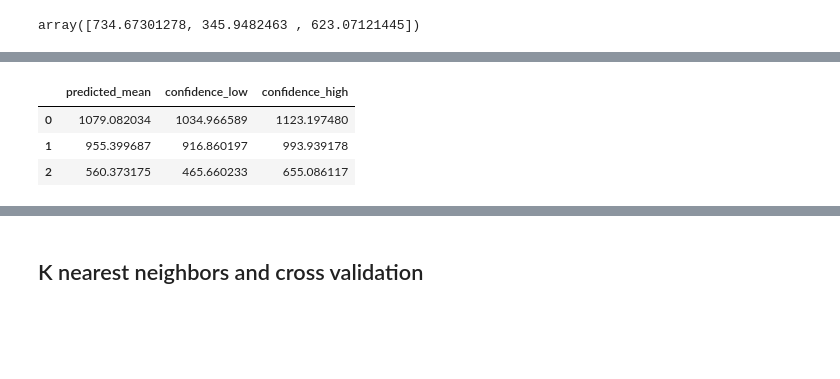
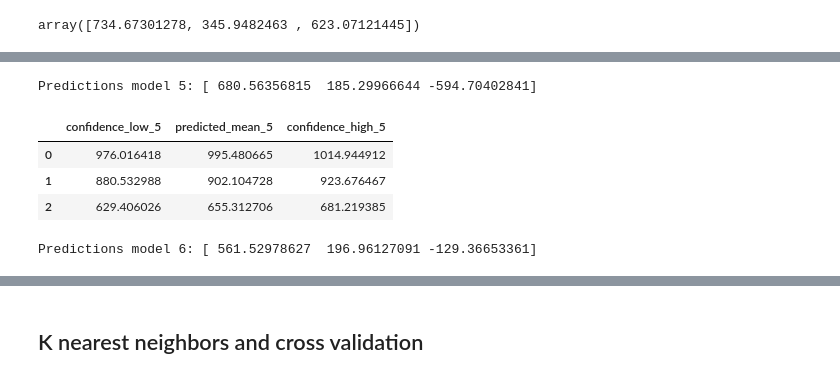
Before and after one commit to sali-gitub/DataScienceProject, a Jupyter notebook: semester_project_REG_SALI.ipynb, the cells around one changed output, grey strips where cells are left out. Drawn from its saved outputs; the diff is of its cells as text; code cells hidden in the pictures; blank space fills up the shorter version.

Commit message:
Notebook with the code and description of the multiple linear regression models (Raphael)

```diff
--- a/semester_project_REG_SALI.ipynb
+++ b/semester_project_REG_SALI.ipynb
@@ -874,14 +848,62 @@ array([1079.08203421,  955.39968714,  560.37317489])
+# %%
+# Prediciton for model 5 (5 variables with 4 linear interaction terms included)
+# Create new data to be predicted for model 5
+new_df_5 = pd.DataFrame({
+    'hour': [8, 12, 16],
+    'temperature': [25.5, 24.0, 27.2],
+    'humidity': [55, 70, 85],
+    'solar_radiation': [0.7, 0.5, 0.8],
+    'seasons': [2, 3, 3],
+})
+
+# Create predictions for model 5
+new_prediction_df_5 = MS(data_5).fit_transform(new_df_5)
+new_predictions_5 = results_5.get_prediction(new_prediction_df_5)
+predicted_mean_5 = new_predictions.predicted_mean
+print('Predictions model 5:', predicted_mean_5)
+# %% [output]
+Predictions model 5: [ 680.56356815  185.29966644 -594.70402841]
 # %%
-# Predictions and confidence intervals
-conf_int = pd.DataFrame(new_predictions.conf_int(alpha=0.05), columns=['confidence_low', 'confidence_high'])
-predictions_df = pd.DataFrame({
-    'predicted_mean': new_predictions.predicted_mean,
-    'confidence_low': conf_int['confidence_low'].values,
-    'confidence_high': conf_int['confidence_high'].values
+# Predictions and confidence intervals for Model 5
+conf_int_5 = pd.DataFrame(new_predictions_5.conf_int(alpha=0.05), columns=['confidence_low_5', 'confidence_high_5'])
+predictions_df_5 = pd.DataFrame({
+    'confidence_low_5': conf_int_5['confidence_low_5'].values,
+    'predicted_mean_5': new_predictions_5.predicted_mean,
+    'confidence_high_5': conf_int_5['confidence_high_5'].values
 })
-predictions_df
+predictions_df_5
 # %% [output]
-|  | predicted_mean | confidence_low | confidence_high |
-| 0 | 1079.082034 | 1034.966589 | 1123.197480 |
-| 1 | 955.399687 | 916.860197 | 993.939178 |
-| 2 | 560.373175 | 465.660233 | 655.086117 |
+|  | confidence_low_5 | predicted_mean_5 | confidence_high_5 |
+| 0 | 976.016418 | 995.480665 | 1014.944912 |
+| 1 | 880.532988 | 902.104728 | 923.676467 |
+| 2 | 629.406026 | 655.312706 | 681.219385 |
+# %%
+# Prediction for model 6 (5 variables with 4 linear interaction terms and 4 polynomial interactions terms included)
+# Create new data to be predicted for model 6
+new_df_6 = pd.DataFrame({
+    'hour': [8, 12, 16],
+    'temperature': [25.5, 24.0, 27.2],
+    'humidity': [55, 70, 85],
+    'solar_radiation': [0.7, 0.5, 0.2],
+    'seasons': [2, 3, 2],
+})
+
+# Calculate the interaction terms and polynomial terms for model 6
+new_df_6['hour*temperature'] = new_df_6['hour'] * new_df_6['temperature']
+new_df_6['temperature*seasons'] = new_df_6['temperature'] * new_df_6['seasons']
+new_df_6['hour*solar_radiation'] = new_df_6['hour'] * new_df_6['solar_radiation']
+new_df_6['seasons*humidity'] = new_df_6['seasons'] * new_df_6['humidity']
+new_df_6['temperature^2'] = new_df_6['temperature'] ** 2
+new_df_6['humidity^2'] = new_df_6['humidity'] ** 2
+new_df_6['solar_radiation^2'] = new_df_6['solar_radiation'] ** 2
+new_df_6['seasons^2'] = new_df_6['seasons'] ** 2
+
+# Add constant for model 6
+new_prediction_df_6 = sm.add_constant(new_df_6)
+
+# Create predictions for Model 6
+new_predictions_6 = results_6.get_prediction(new_prediction_df_6)
+predicted_mean_6 = new_predictions_6.predicted_mean
+print('Predictions model 6:', predicted_mean_6)
+# %% [output]
+Predictions model 6: [ 561.52978627  196.96127091 -129.36653361]
```
Also changed, not shown: parts of 66 cells of this notebook.
